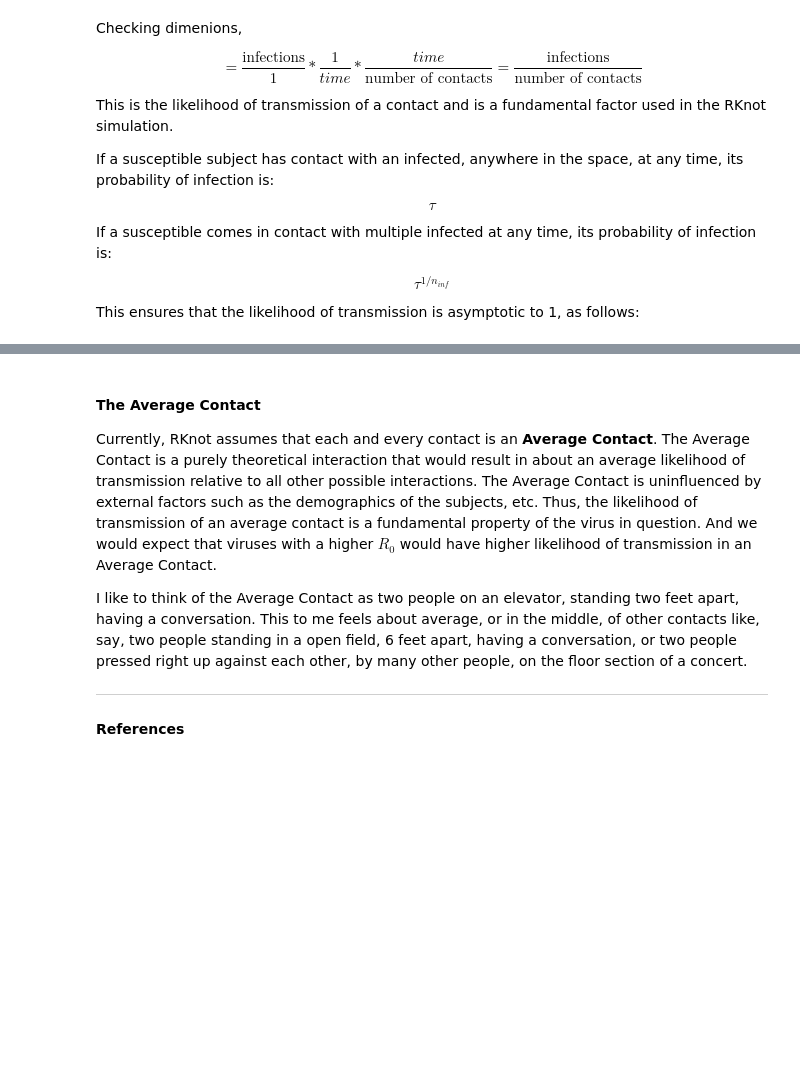
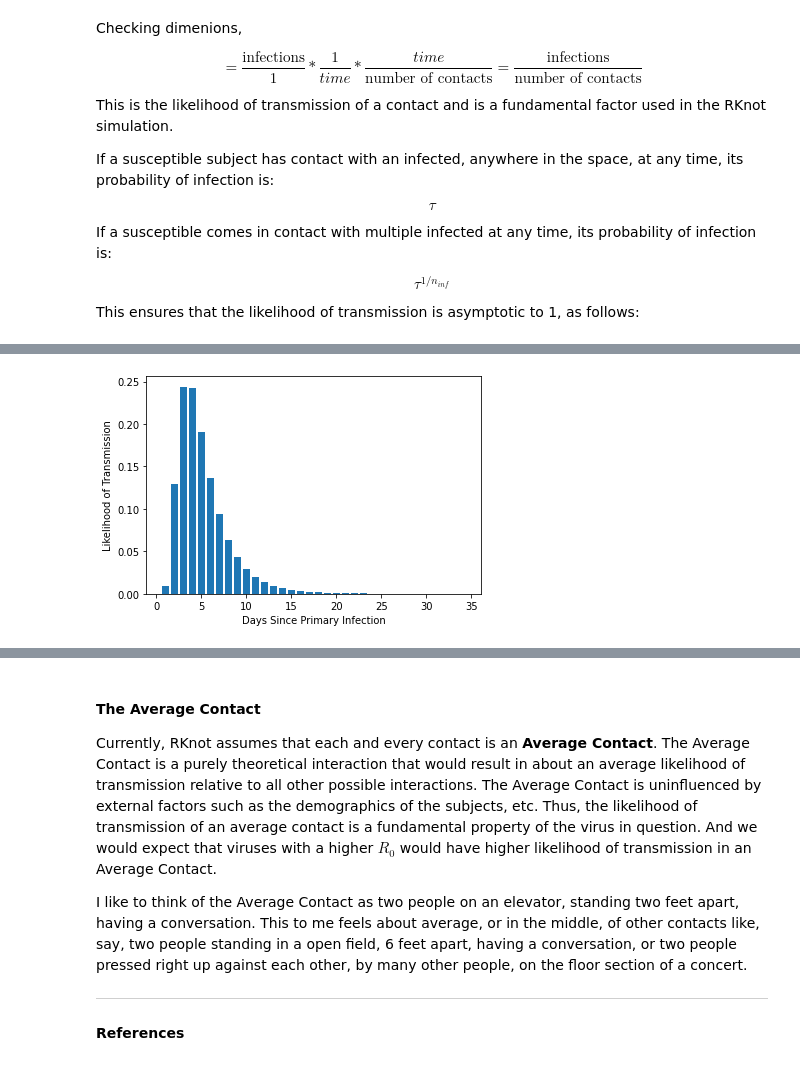
Before and after one commit to rjskene/rknotdocs, a Jupyter notebook: docs/intro.ipynb, the cells around one changed output, grey strips where cells are left out. Saved outputs shown, nothing was run; the diff lists cells and outputs as text; code cells hidden in the pictures; blank space fills up the shorter version.

```diff
--- a/docs/intro.ipynb
+++ b/docs/intro.ipynb
@@ -221,0 +286,10 @@ plt.savefig('imgs/tau_v_contacts.png', bbox_inches='tight')
+# %%
+fig, ax = plt.subplots()
+ax.bar(ts[1:], gt_discrete*2.5/2)
+ax.set(xlabel='Days Since Primary Infection',
+       ylabel='Likelihood of Transmission',
+)
+
+plt.savefig('/Users/spindicate/Documents/programming/rknot/imgs/tau_dist.png', bbox_inches='tight')
+# %% [output]
+[figure, added]
```
Also changed, not shown: parts of 16 cells of this notebook.
